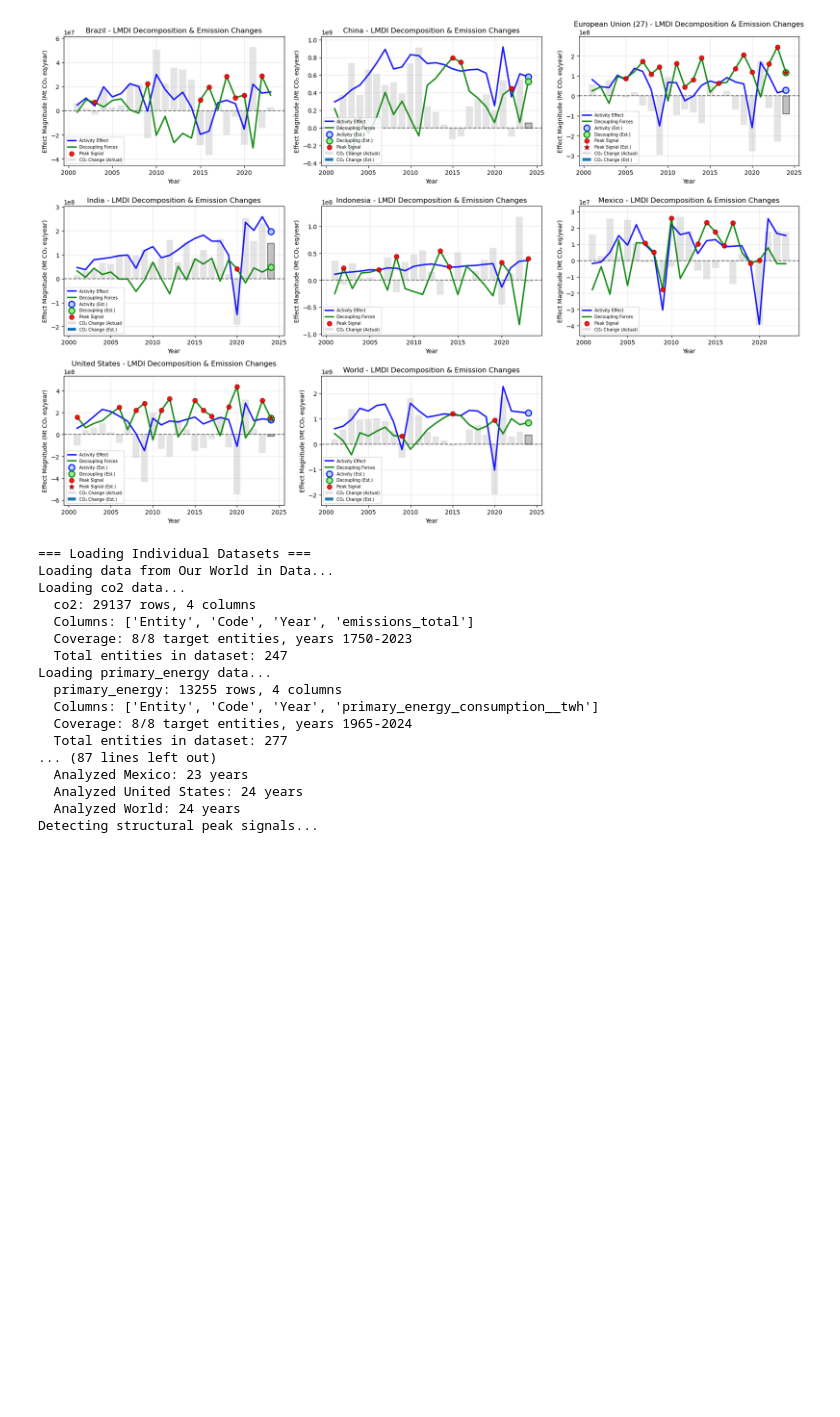
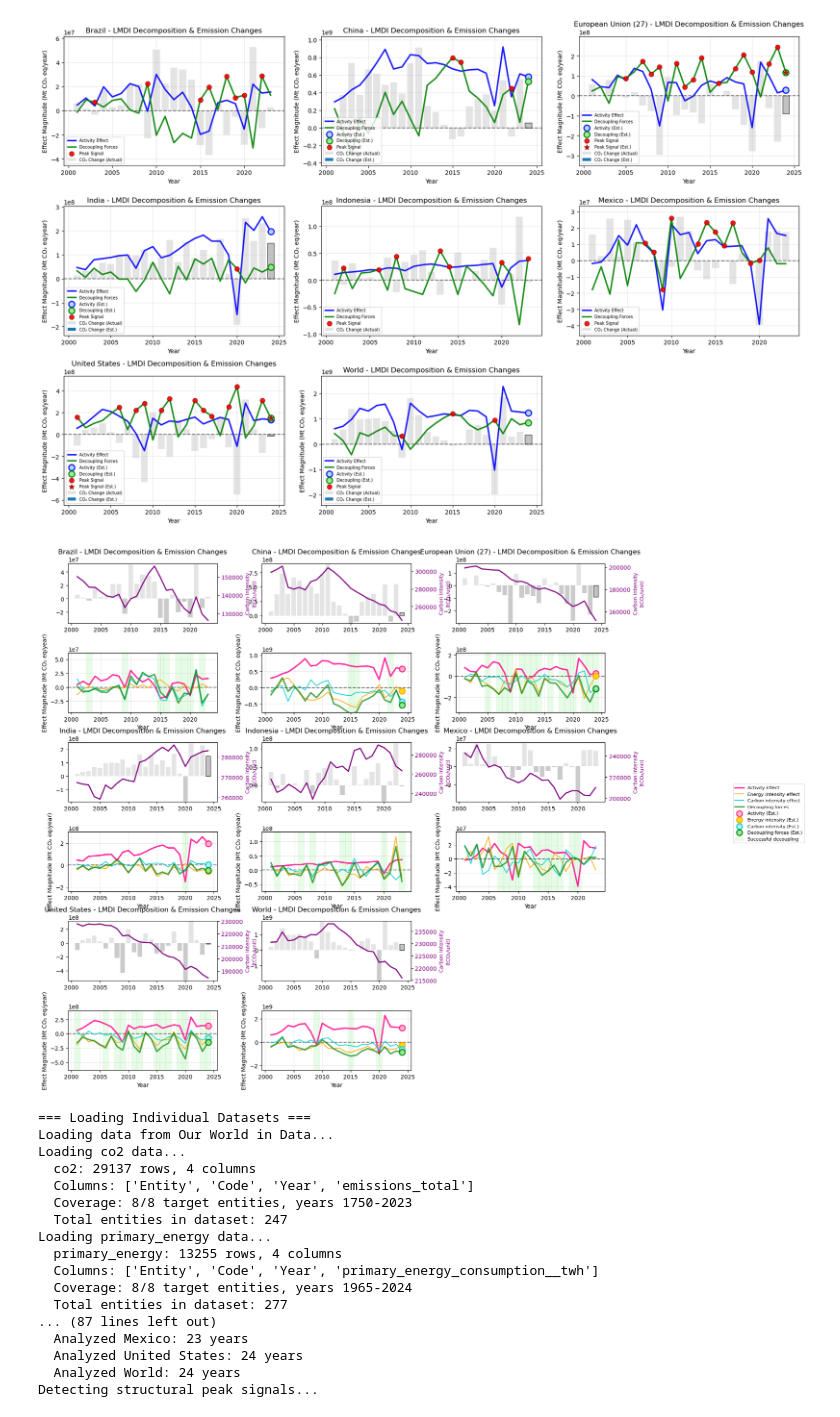
Before and after one commit to nezzag/peaking_test, a Jupyter notebook: notebooks/lmdi_test.ipynb, the cells around one changed output. Drawn from its saved outputs; the diff is of its cells as text; code cells hidden in the pictures; blank space fills up the shorter version.

```diff
--- a/notebooks/lmdi_test.ipynb
+++ b/notebooks/lmdi_test.ipynb
@@ -66,6 +66,10 @@ fig3 = analyzer.plot_raw_lmdi_with_emissions()
 fig4 = analyzer.plot_lmdi_with_emission_changes()
 # %% [output]
 [figure]
+# %%
+fig5 = analyzer.plot_lmdi_alldrivers_with_emission_changes()
+# %% [output]
+[figure, added]
 # %%
 
 
```
Also changed, not shown: parts of 1 cell of this notebook, 15 other files.
